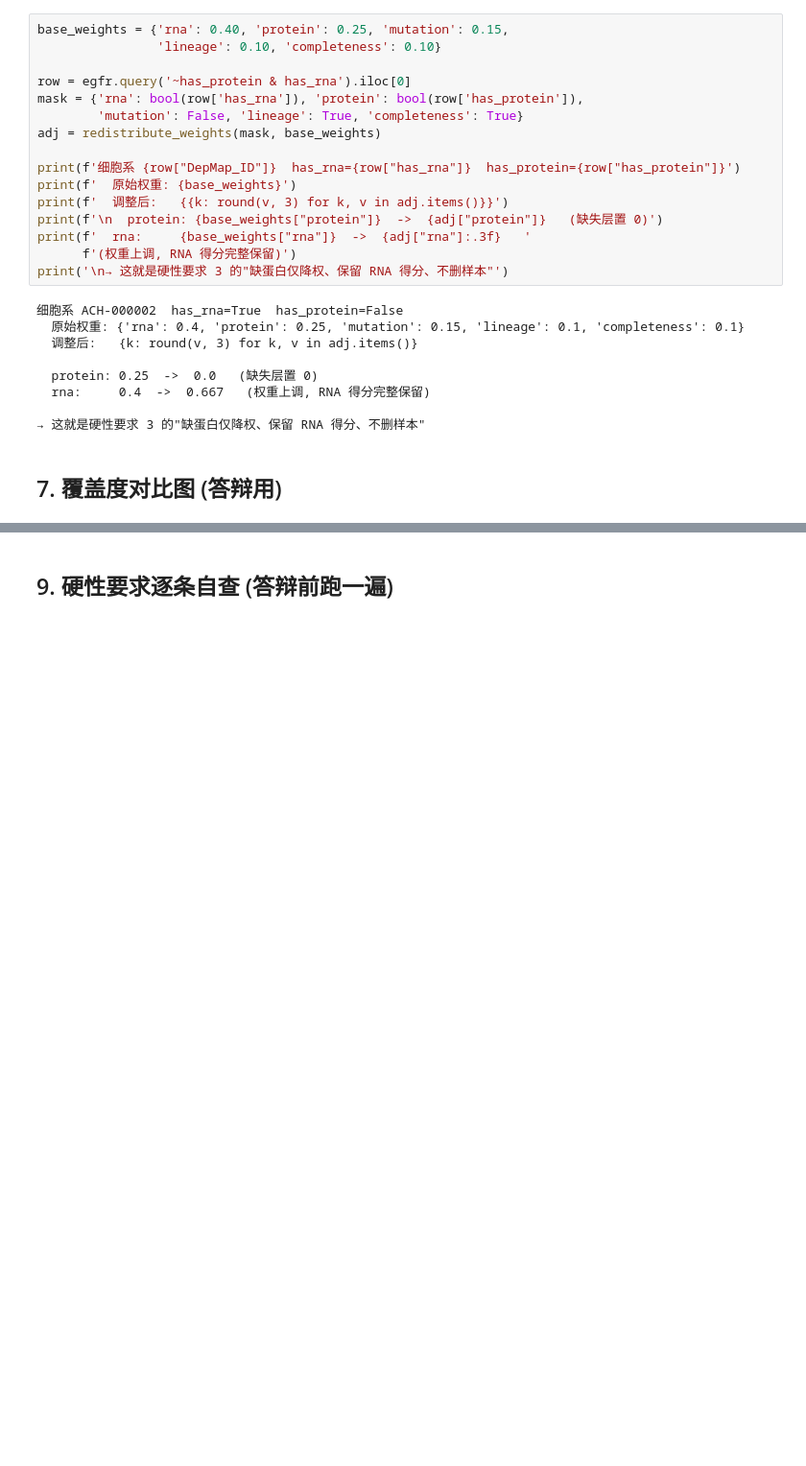
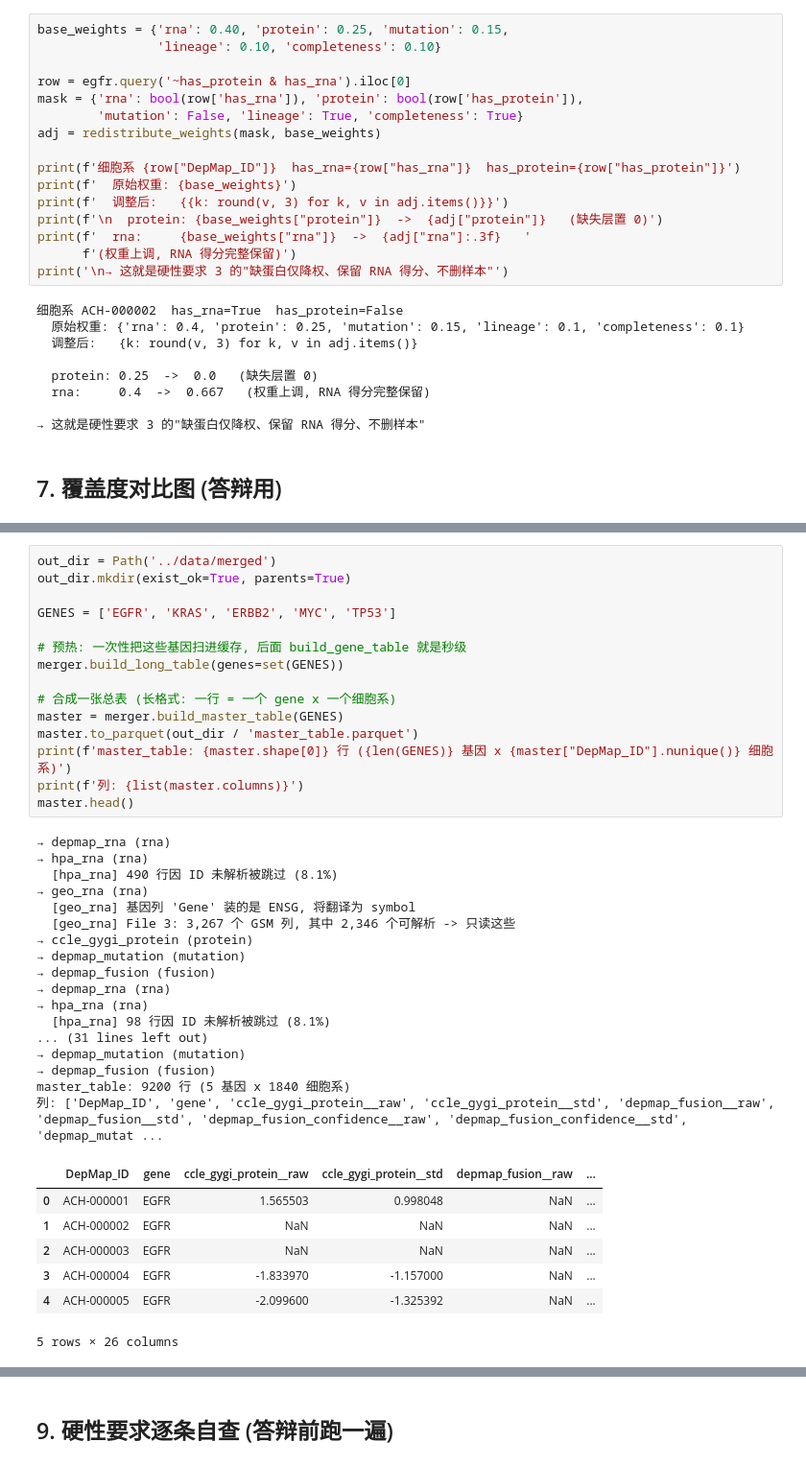
Before and after one commit to YannanLI0030/Data-Science-Group-Project, a Jupyter notebook: notebooks/03_Data_Merge.ipynb, the cells around one changed output, grey strips where cells are left out. Shown at 96% size. Drawn from its saved outputs; the diff is of its cells as text; blank space fills up the shorter version.

```diff
--- a/notebooks/03_Data_Merge.ipynb
+++ b/notebooks/03_Data_Merge.ipynb
@@ -426,0 +388,40 @@ for g in GENES:
+# %%
+out_dir = Path('../data/merged')
+out_dir.mkdir(exist_ok=True, parents=True)
+
+GENES = ['EGFR', 'KRAS', 'ERBB2', 'MYC', 'TP53']
+
+# 预热: 一次性把这些基因扫进缓存, 后面 build_gene_table 就是秒级
+merger.build_long_table(genes=set(GENES))
+
+# 合成一张总表 (长格式: 一行 = 一个 gene x 一个细胞系)
+master = merger.build_master_table(GENES)
+master.to_parquet(out_dir / 'master_table.parquet')
+print(f'master_table: {master.shape[0]} 行 ({len(GENES)} 基因 x {master["DepMap_ID"].nunique()} 细胞系)')
+print(f'列: {list(master.columns)}')
+master.head()
+# %% [output]
+→ depmap_rna (rna)
+→ hpa_rna (rna)
+  [hpa_rna] 490 行因 ID 未解析被跳过 (8.1%)
+→ geo_rna (rna)
+  [geo_rna] 基因列 'Gene' 装的是 ENSG, 将翻译为 symbol
+  [geo_rna] File 3: 3,267 个 GSM 列, 其中 2,346 个可解析 -> 只读这些
+→ ccle_gygi_protein (protein)
+→ depmap_mutation (mutation)
+→ depmap_fusion (fusion)
+→ depmap_rna (rna)
+→ hpa_rna (rna)
+  [hpa_rna] 98 行因 ID 未解析被跳过 (8.1%)
+... (31 lines left out)
+→ depmap_mutation (mutation)
+→ depmap_fusion (fusion)
+master_table: 9200 行 (5 基因 x 1840 细胞系)
+列: ['DepMap_ID', 'gene', 'ccle_gygi_protein__raw', 'ccle_gygi_protein__std', 'depmap_fusion__raw', 'depmap_fusion__std', 'depmap_fusion_confidence__raw', 'depmap_fusion_confidence__std', 'depmap_mutat ...
+|  | DepMap_ID | gene | ccle_gygi_protein__raw | ccle_gygi_protein__std | depmap_fusion__raw | ... |
+| 0 | ACH-000001 | EGFR | 1.565503 | 0.998048 | NaN | ... |
+| 1 | ACH-000002 | EGFR | NaN | NaN | NaN | ... |
+| 2 | ACH-000003 | EGFR | NaN | NaN | NaN | ... |
+| 3 | ACH-000004 | EGFR | -1.833970 | -1.157000 | NaN | ... |
+| 4 | ACH-000005 | EGFR | -2.099600 | -1.325392 | NaN | ... |
+5 rows × 26 columns
```
Also changed, not shown: parts of 14 cells of this notebook, 1 other file.
